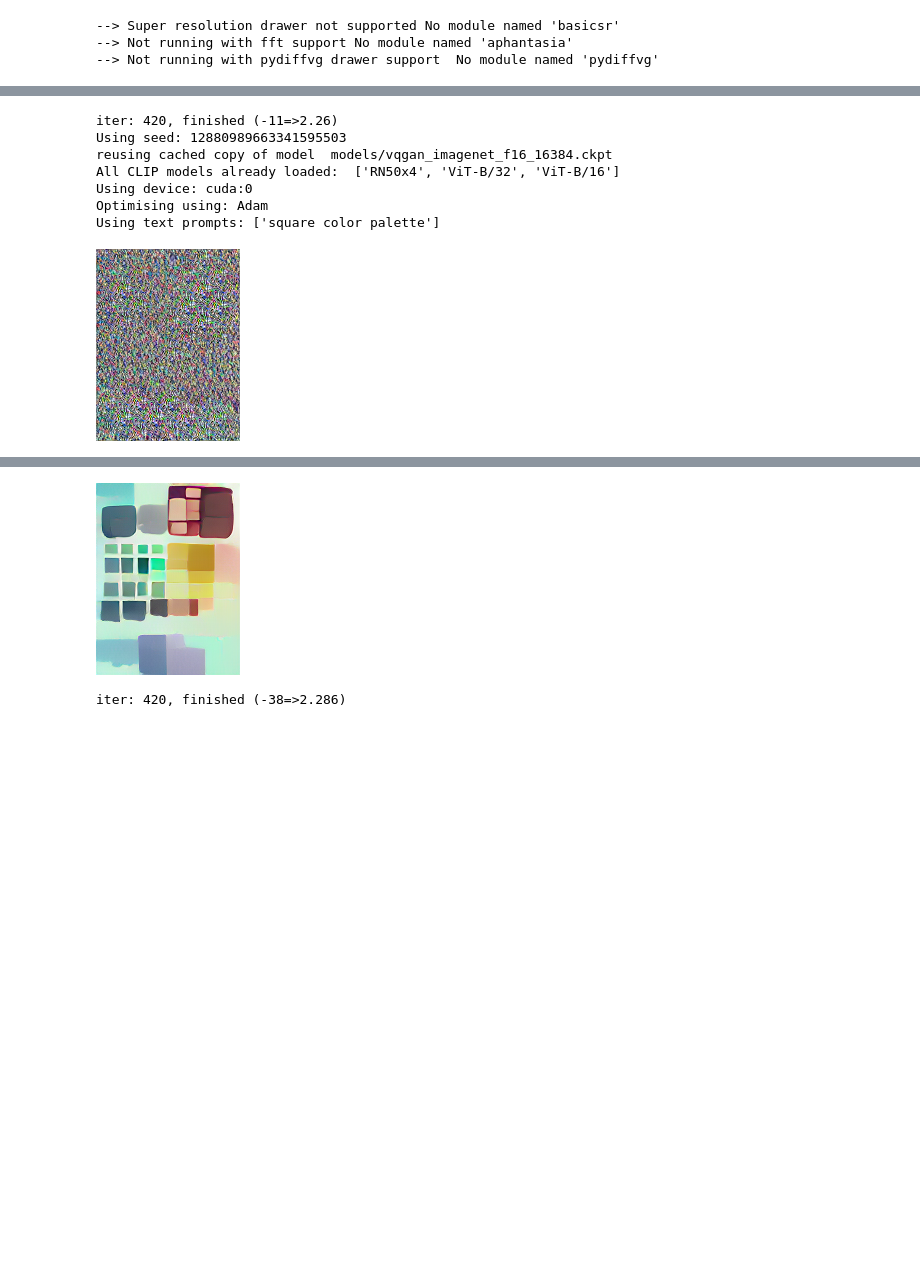
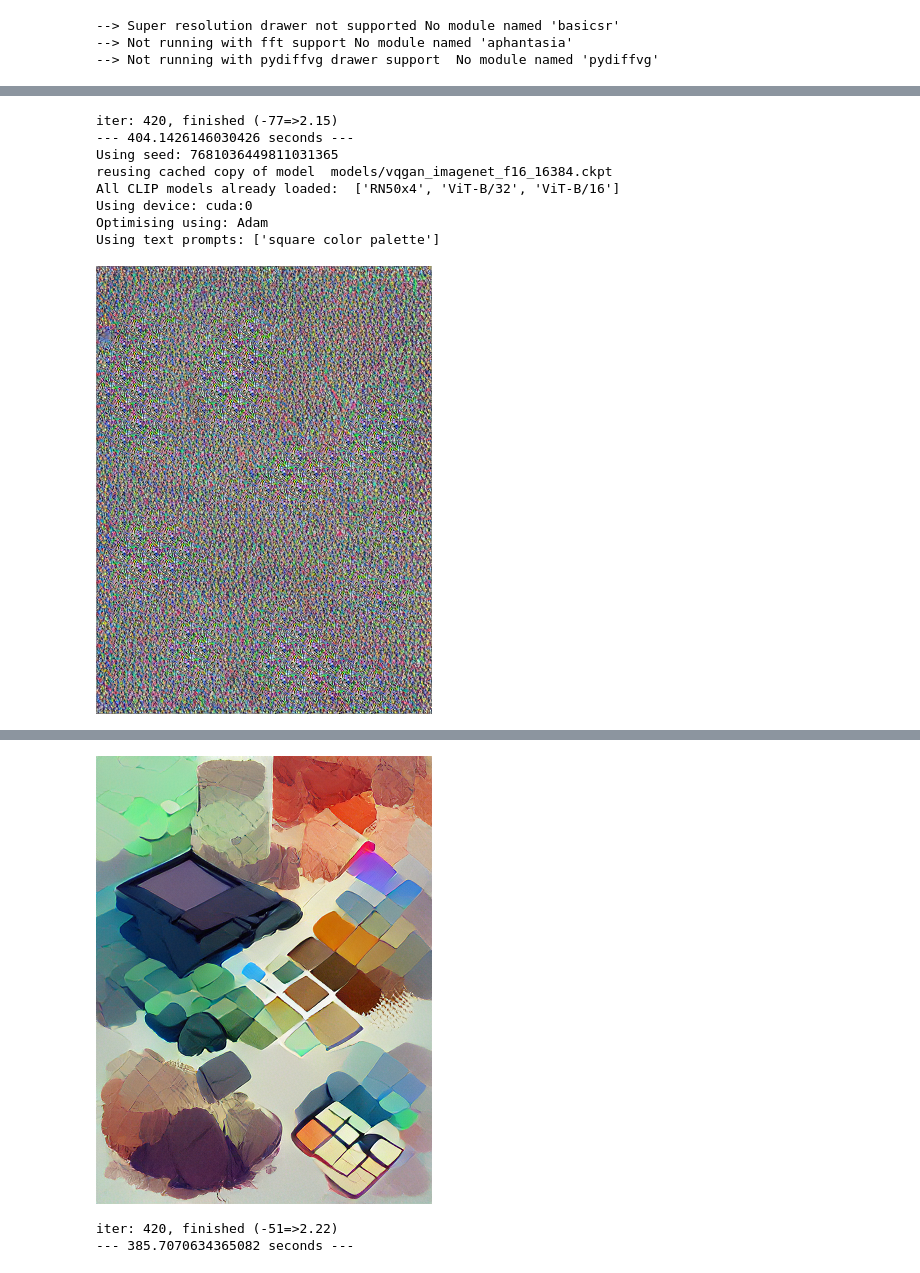
Before and after one commit to fc1943s/mypixray, a Jupyter notebook: 01_run.ipynb, the cells around one changed output, grey strips where cells are left out. Saved outputs shown, nothing was run; the diff lists cells and outputs as text; code cells hidden in the pictures; blank space fills up the shorter version.

```diff
--- a/01_run.ipynb
+++ b/01_run.ipynb
@@ -93,7 +124,7 @@ import pixray
 # %%
 prompts = [
     'round color palette',
-    'square color palette'
+    'square color palette',
 ]
 # %%
 # @title Settings
@@ -115,8 +146,8 @@ quality = "best"  # @param ["draft", "normal", "better", "best"]
 aspect = "square"  # @param ["widescreen", "portrait", "square"]
 # @markdown Or override quality+aspect by setting a custom size
 use_size = "Yes"  # @param ["Yes", "No"]
-size_width = 150  # @param {type:"number"}
-size_height = 200  # @param {type:"number"}
+size_width = 350  # @param {type:"number"}
+size_height = 450  # @param {type:"number"}
 
 pixray.reset_settings()
 pixray.add_settings(prompts=prompts, aspect=aspect, quality=quality)
@@ -125,6 +156,7 @@ if use_size == "Yes":
     pixray.add_settings(size=[size_width, size_height])
 pixray.add_settings(display_every=display_every)
 pixray.add_settings(iterations=iterations)
+pixray.add_settings(num_cuts=2)
 pixray.add_settings(init_image=init_image)
 pixray.add_settings(init_image_alpha=init_image_alpha)
 pixray.add_settings(init_noise=init_noise)
@@ -132,9 +164,11 @@ if make_video == "Yes":
     pixray.add_settings(make_video=True)
 
 for prompt in prompts:
+    start_time = time.time()
     pixray.add_settings(prompts=prompt)
     pixray.add_settings(output=prompt + ".png")
     settings = pixray.apply_settings()
     pixray.do_init(settings)
     pixray.do_run(settings)
+    print("--- %s seconds ---" % (time.time() - start_time))
 # %% [output]
@@ -171,8 +205,9 @@ iter: 410, loss: 2.28, losses: 0.606, 0.0873, 0.751, 0.0665, 0.703, 0.0652 (-1=>
-iter: 420, finished (-11=>2.26)
-Using seed: 12880989663341595503
+iter: 420, finished (-77=>2.15)
+--- 404.1426146030426 seconds ---
+Using seed: 7681036449811031365
 reusing cached copy of model  models/vqgan_imagenet_f16_16384.ckpt
 All CLIP models already loaded:  ['RN50x4', 'ViT-B/32', 'ViT-B/16']
 Using device: cuda:0
 Optimising using: Adam
 Using text prompts: ['square color palette']
-[figure, old version]
+[figure, new version]
@@ -196,2 +231,3 @@ iter: 410, loss: 2.31, losses: 0.604, 0.0817, 0.766, 0.0654, 0.73, 0.0654 (-28=>
-[figure, old version]
+[figure, new version]
-iter: 420, finished (-38=>2.286)
+iter: 420, finished (-51=>2.22)
+--- 385.7070634365082 seconds ---
```
Also changed, not shown: parts of 4 cells of this notebook, 1 other file.
